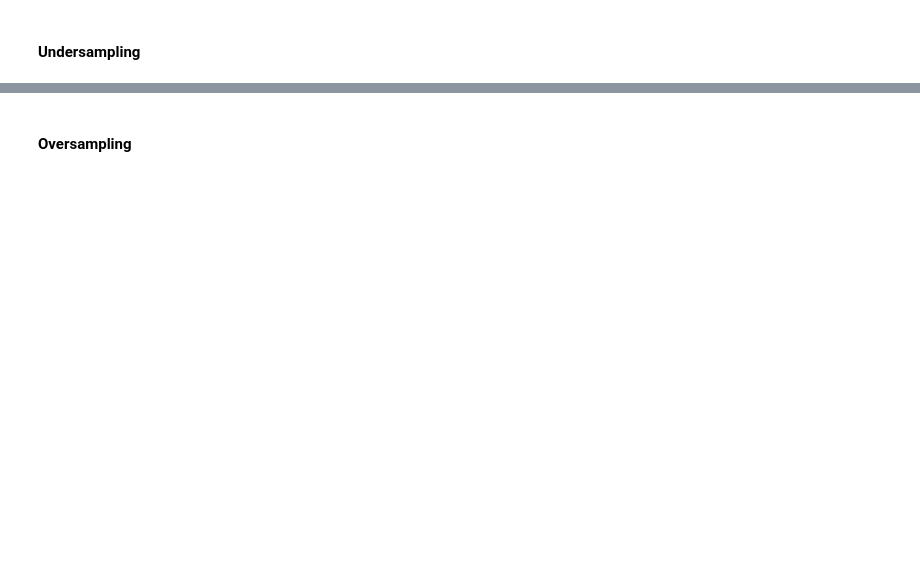
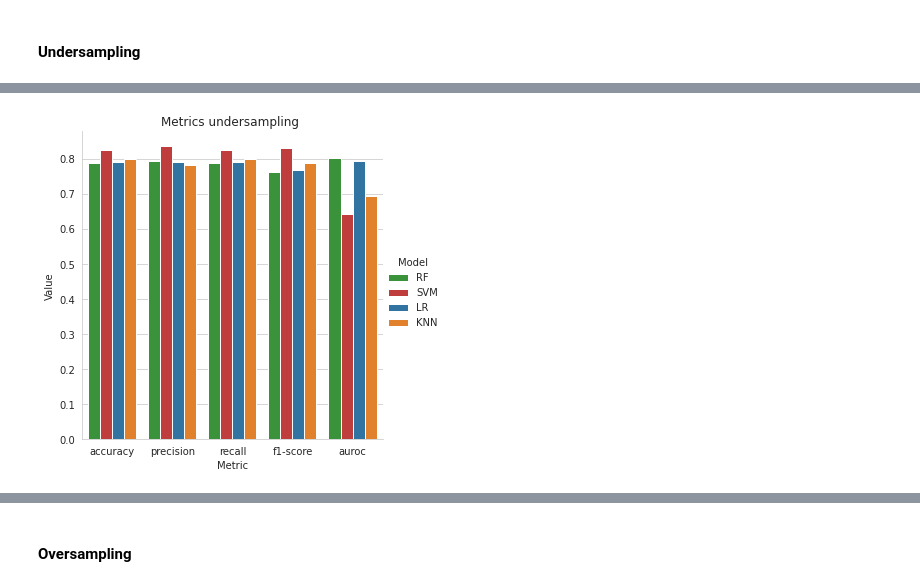
Before and after one commit to andrerubeis/andrerubeis, a Jupyter notebook: final_final_project_MML2.ipynb, the cells around one changed output, grey strips where cells are left out. Drawn from its saved outputs; the diff is of its cells as text; code cells hidden in the pictures; blank space fills up the shorter version.

```diff
--- a/final_final_project_MML2.ipynb
+++ b/final_final_project_MML2.ipynb
@@ -1943,0 +1970,4 @@ Test metrics undersampling
+# %%
+plot_barchart_metrics(test_metrics, 'undersampling')
+# %% [output]
+[figure, added]
```
Also changed, not shown: parts of 70 cells of this notebook.
